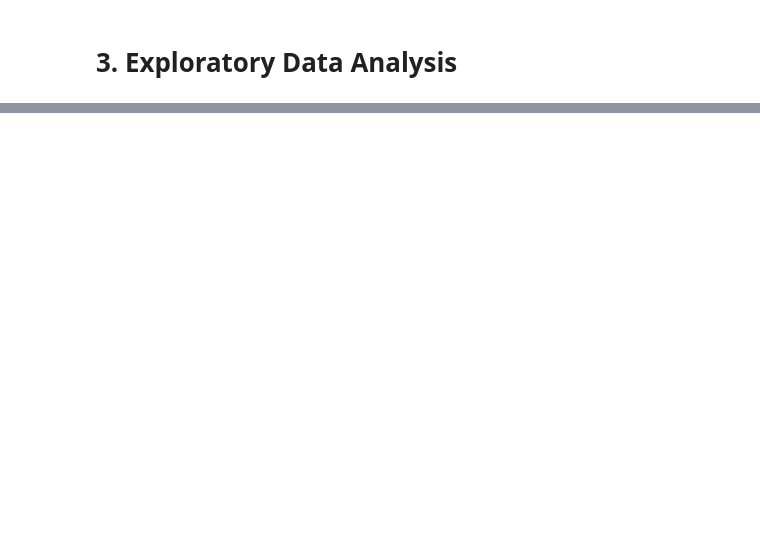
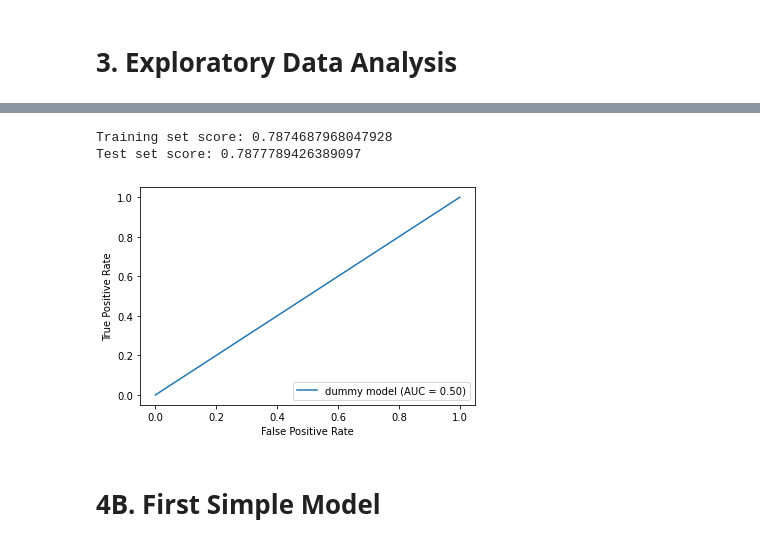
Before and after one commit to kmcneil901/H1N1-Vaccines, a Jupyter notebook: H1N1 Vaccine .ipynb, the cells around one changed output, grey strips where cells are left out. Cells and saved outputs as stored; diff of their text form; code cells hidden in the pictures; blank space fills up the shorter version.

Commit message:
post-model completion update

```diff
--- a/H1N1 Vaccine .ipynb
+++ b/H1N1 Vaccine .ipynb
@@ -106,0 +184,20 @@ dtype: int64
+# %%
+subpipe_categorical = Pipeline(steps=[
+    ('cat_impute', SimpleImputer(strategy='most_frequent', add_indicator=True)),
+    ('ohe', OneHotEncoder(sparse=False, handle_unknown='ignore'))
+])
+
+subpipe_binary = Pipeline([
+    ('bin_impute', SimpleImputer(strategy='most_frequent')),
+    ('ohe', OneHotEncoder(sparse=False, handle_unknown='ignore'))
+])
+
+subpipe_simple_impute_only = Pipeline([
+    ('sio_impute', SimpleImputer(strategy='most_frequent'))
+])
+# %%
+CT = ColumnTransformer(transformers=[
+    ('categorical', subpipe_categorical, categorical_columns),
+    ('binary', subpipe_binary, binary_columns),
+    ('simple_impute_only', subpipe_simple_impute_only, simple_impute_only)
+], remainder='passthrough')
@@ -106,0 +206,7 @@ dtype: int64
+# %%
+dummy_pipeline = Pipeline(steps=[
+    ('CT',CT),
+    ('dummy',DummyClassifier(strategy='most_frequent'))
+])
+# %%
+dummy_pipeline.fit(X_train, y_train)
@@ -106,0 +231,10 @@ dtype: int64
+# %%
+print('Training set score: ' + str(dummy_pipeline.score(X_train,y_train)))
+print('Test set score: ' + str(dummy_pipeline.score(X_test,y_test)))
+# %% [output]
+Training set score: 0.7874687968047928
+Test set score: 0.7877789426389097
+# %%
+plot_roc_curve(dummy_pipeline, X_test, y_test, name='dummy model');
+# %% [output]
+[figure, added]
@@ -106,0 +248,2 @@ dtype: int64
+# %% [markdown]
+# 4B. First Simple Model
```
Also changed, not shown: parts of 140 cells of this notebook, 1 other file.
